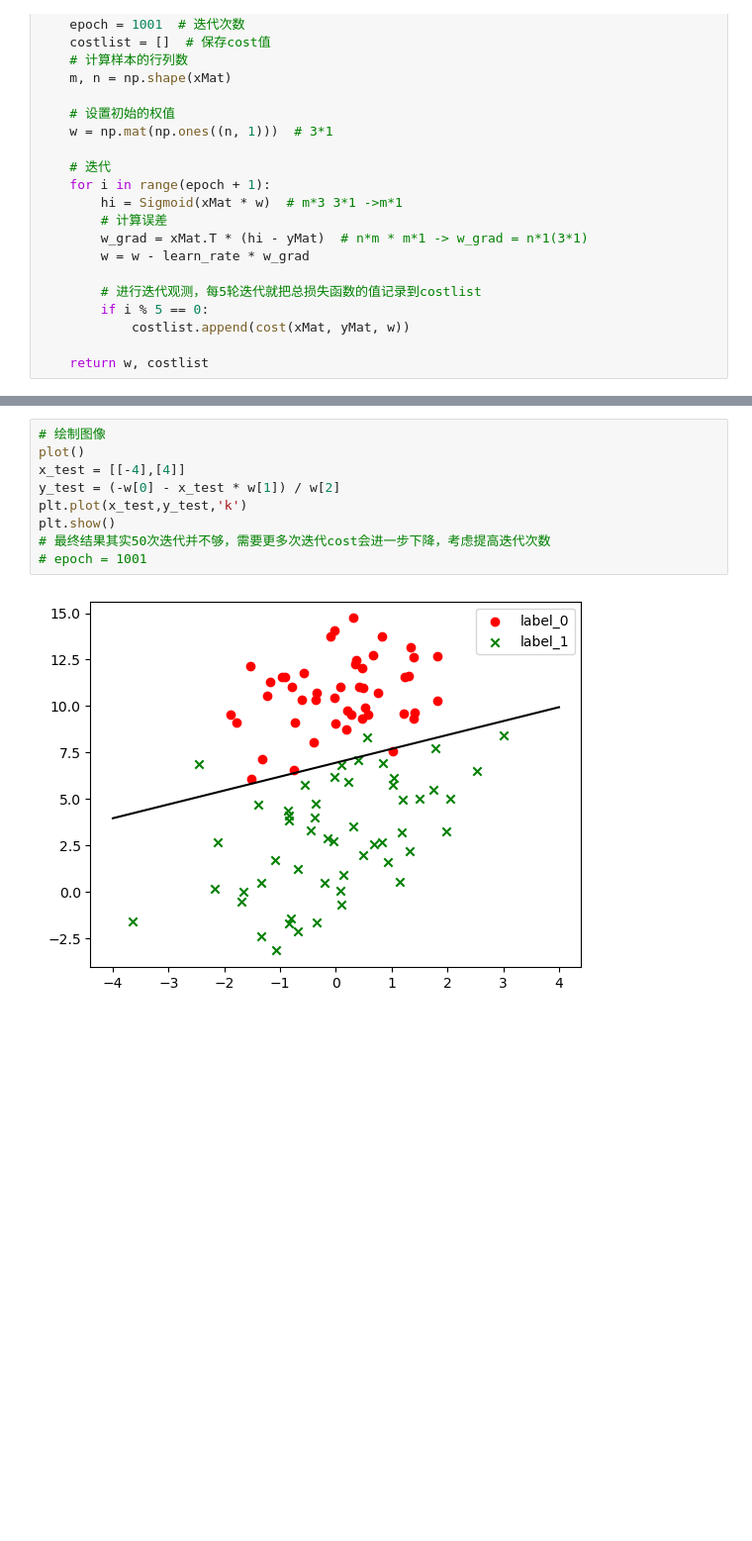
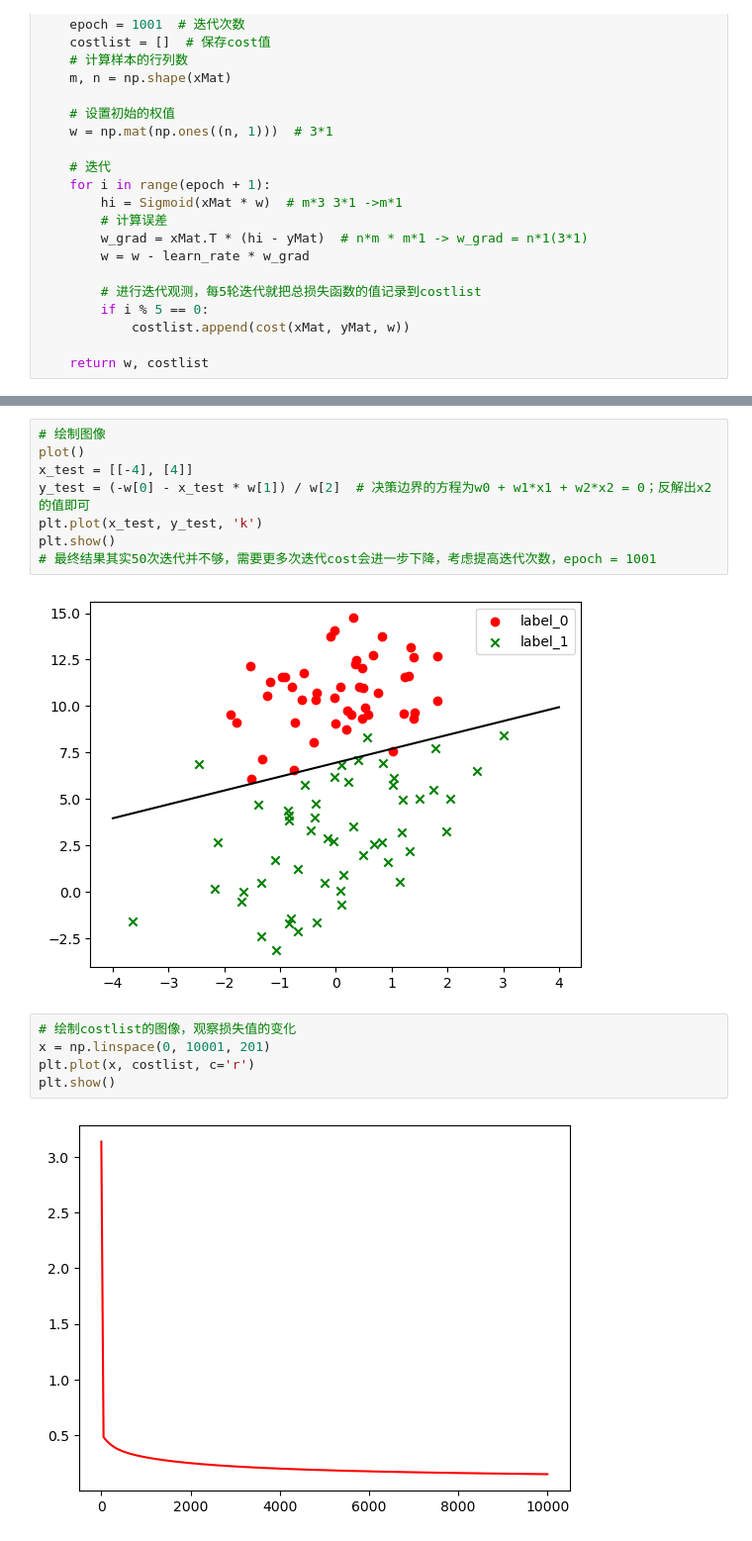
Before and after one commit to DawningAn/DeepLearning, a Jupyter notebook: 回归问题/逻辑回归.ipynb, the cells around one changed output, grey strips where cells are left out. Shown: that part at 99% size. Cells and saved outputs as stored; diff of their text form; blank space fills up the shorter version.

```diff
--- a/回归问题/逻辑回归.ipynb
+++ b/回归问题/逻辑回归.ipynb
@@ -130,11 +133,17 @@ costlist
 # %%
 # 绘制图像
 plot()
-x_test = [[-4],[4]]
-y_test = (-w[0] - x_test * w[1]) / w[2]
-plt.plot(x_test,y_test,'k')
+x_test = [[-4], [4]]
+y_test = (-w[0] - x_test * w[1]) / w[2]  # 决策边界的方程为w0 + w1*x1 + w2*x2 = 0；反解出x2的值即可
+plt.plot(x_test, y_test, 'k')
 plt.show()
-# 最终结果其实50次迭代并不够，需要更多次迭代cost会进一步下降，考虑提高迭代次数
-# epoch = 1001
+# 最终结果其实50次迭代并不够，需要更多次迭代cost会进一步下降，考虑提高迭代次数，epoch = 1001
 # %% [output]
 [figure]
+# %%
+# 绘制costlist的图像，观察损失值的变化
+x = np.linspace(0, 10001, 201)
+plt.plot(x, costlist, c='r')
+plt.show()
+# %% [output]
+[figure, added]
```
Also changed, not shown: parts of 4 cells of this notebook.
